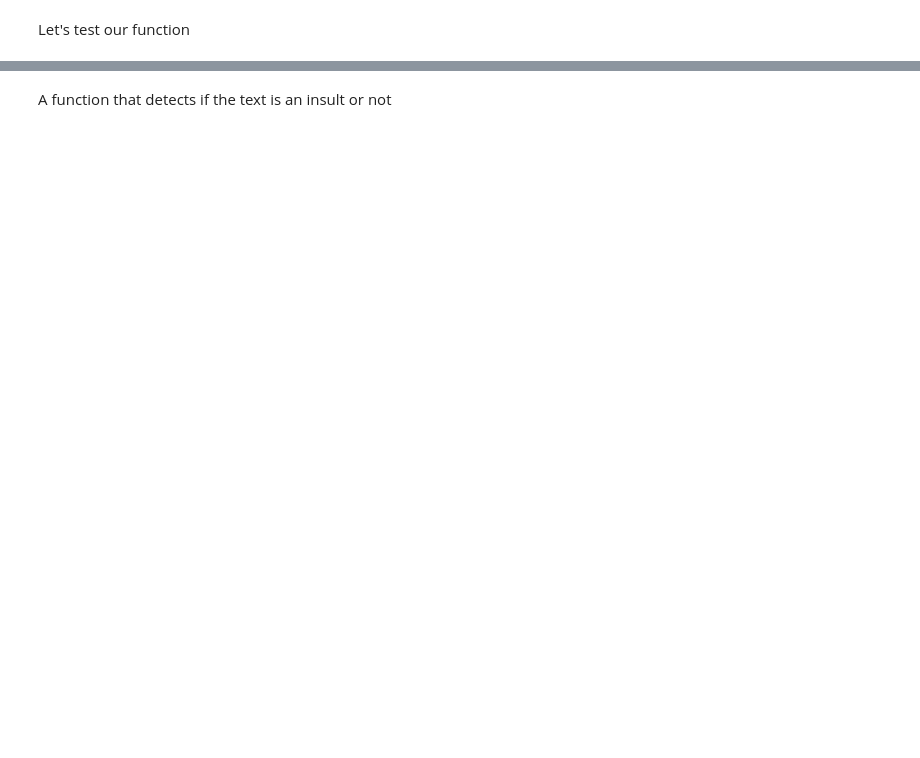
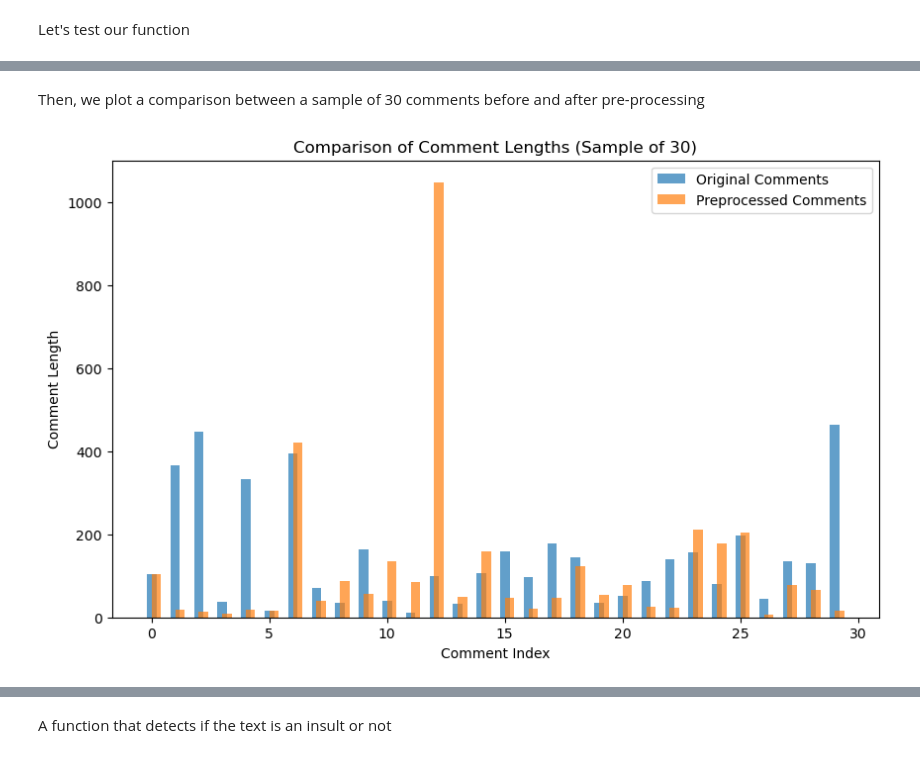
Before and after one commit to mohamedazizkallel/FatmaBenYedder, a Jupyter notebook: Pre-Processing.ipynb, the cells around one changed output, grey strips where cells are left out. Drawn from its saved outputs; the diff is of its cells as text; code cells hidden in the pictures; blank space fills up the shorter version.

```diff
--- a/Pre-Processing.ipynb
+++ b/Pre-Processing.ipynb
@@ -244,6 +228,6 @@ Name: Comment, dtype: object
 # %%
 # We take a sample comment
-comment = positive_comments[1078]
+comment = comments['Comment'][1078]
 print(comment)
 # %% [output]
 "@berethor099 Go ahead and try, dude. Go - fucking - ahead."
@@ -482,0 +447,8 @@ print(comments['Comment'][4])
+# %%
+# Create a new DataFrame to store the preprocessed comments
+preprocessed_comments = comments.copy()
+
+# Call the process_comment function to preprocess the comments in 'preprocessed_comments' DataFrame
+preprocessed_comments = process_comment(preprocessed_comments)
+
+comments = train[['Insult', 'Comment']].copy()
@@ -482,0 +500,26 @@ print(comments['Comment'][4])
+# %% [markdown]
+Then, we plot a comparison between a sample of 30 comments before and after pre-processing
+# %%
+import matplotlib.pyplot as plt
+import random
+
+# Sample 30 comments from the original and preprocessed DataFrames
+sample_size = 30
+original_sample = random.sample(comments['Comment'].tolist(), sample_size)
+preprocessed_sample = random.sample(preprocessed_comments['Comment'].tolist(), sample_size)
+
+# Calculate the length of each comment in the samples
+original_comment_lengths = [len(comment) for comment in original_sample]
+preprocessed_comment_lengths = [len(comment) for comment in preprocessed_sample]
+
+# Create a bar chart to compare comment lengths
+plt.figure(figsize=(10, 6))
+plt.bar(range(sample_size), original_comment_lengths, width=0.4, label='Original Comments', align='center', alpha=0.7)
+plt.bar(range(sample_size), preprocessed_comment_lengths, width=0.4, label='Preprocessed Comments', align='edge', alpha=0.7)
+plt.xlabel('Comment Index')
+plt.ylabel('Comment Length')
+plt.title('Comparison of Comment Lengths (Sample of 30)')
+plt.legend()
+plt.show()
+# %% [output]
+[figure, added]
```
Also changed, not shown: parts of 80 cells of this notebook, 10 other files.
